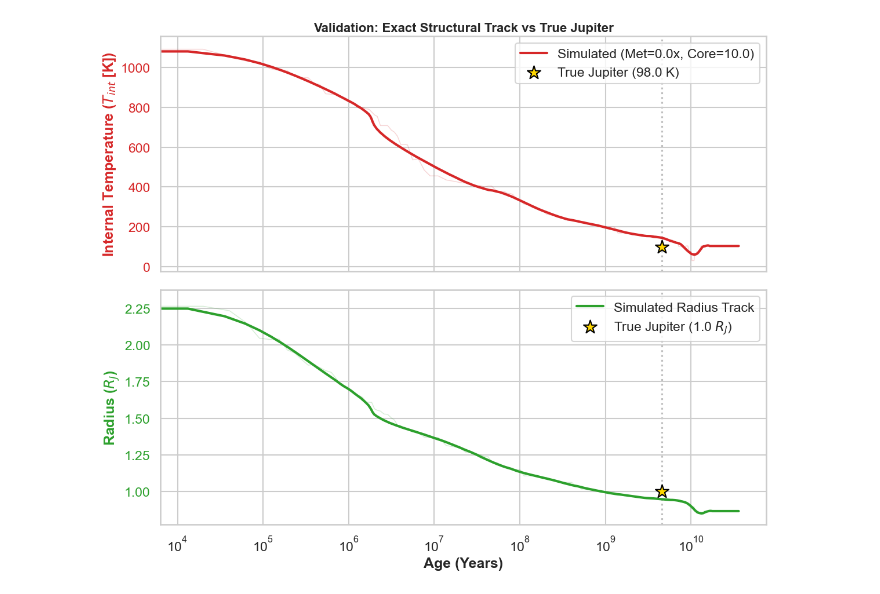
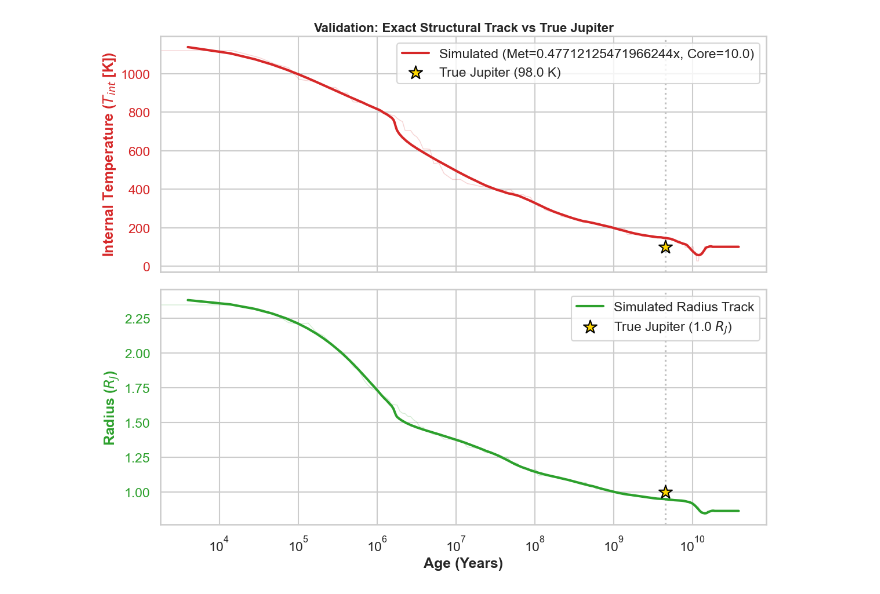
Before and after one commit to ChristianSWilkinson/cooltrack, a Jupyter notebook: notebooks/test_cooling_tracks.ipynb, the cells around one changed output. Cells and saved outputs as stored; diff of their text form; code cells hidden in the pictures.

```diff
--- a/notebooks/test_cooling_tracks.ipynb
+++ b/notebooks/test_cooling_tracks.ipynb
@@ -64,7 +64,7 @@ JUPITER_AGE_YR = 4.56e9
 JUPITER_T_INT_K = 98.0
 JUPITER_RADIUS_RJ = 1.0
 SAFE_T_IRR_K = 150.0
-JUPITER_METALLICITY = 0.0 # 3x Solar
+JUPITER_METALLICITY = np.log10(3) # 3x Solar
 JUPITER_CORE_MASS = 10.0  # 10 Earth masses (adjust if your grid uses fractions!)
 
 # --- Construct the EXACT Planet ---
@@ -164,4 +163,4 @@ Intel MKL WARNING: Support of Intel(R) Streaming SIMD Extensions 4.2 (Intel(R) S
-[figure, old version]
+[figure, new version]
 # %%
 import numpy as np
 import matplotlib.pyplot as plt
```
Also changed, not shown: parts of 4 cells of this notebook, 3 other files.
